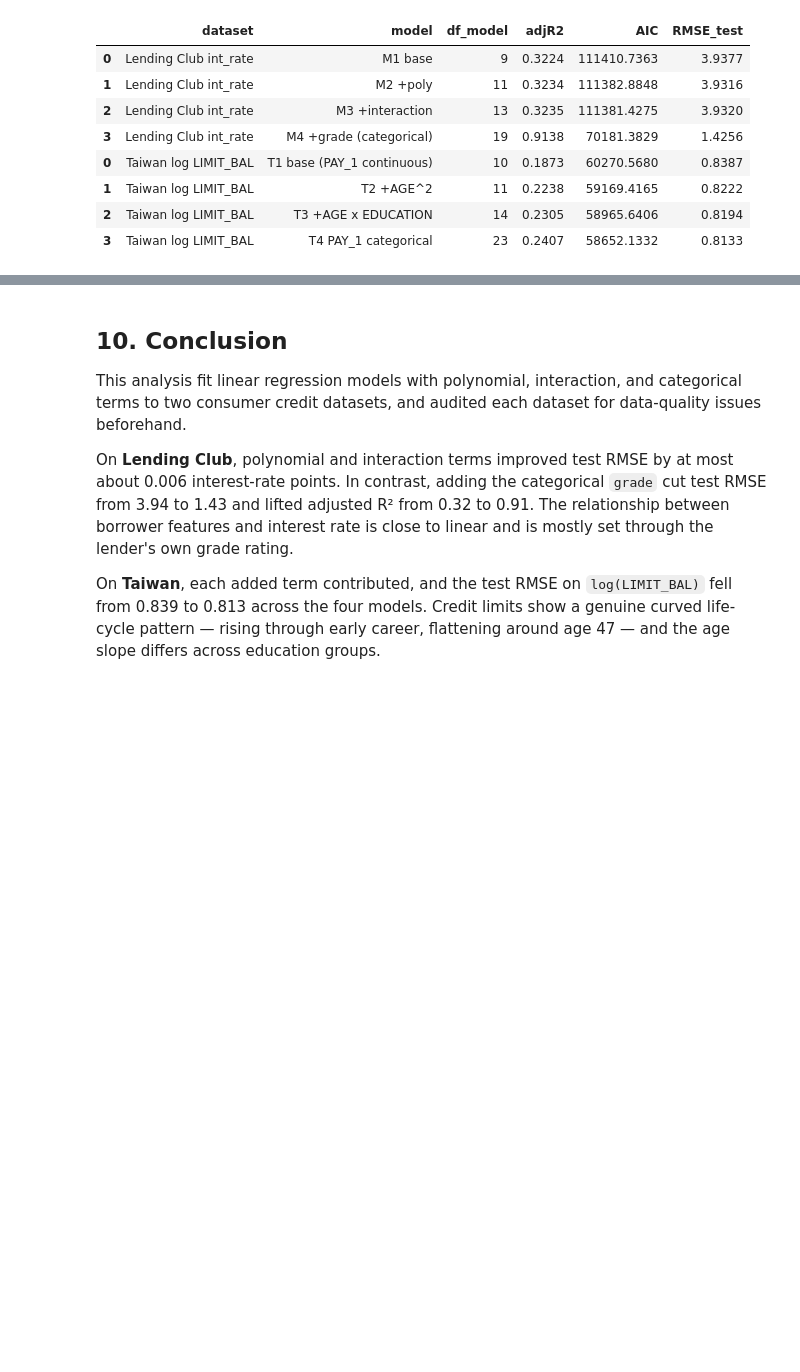
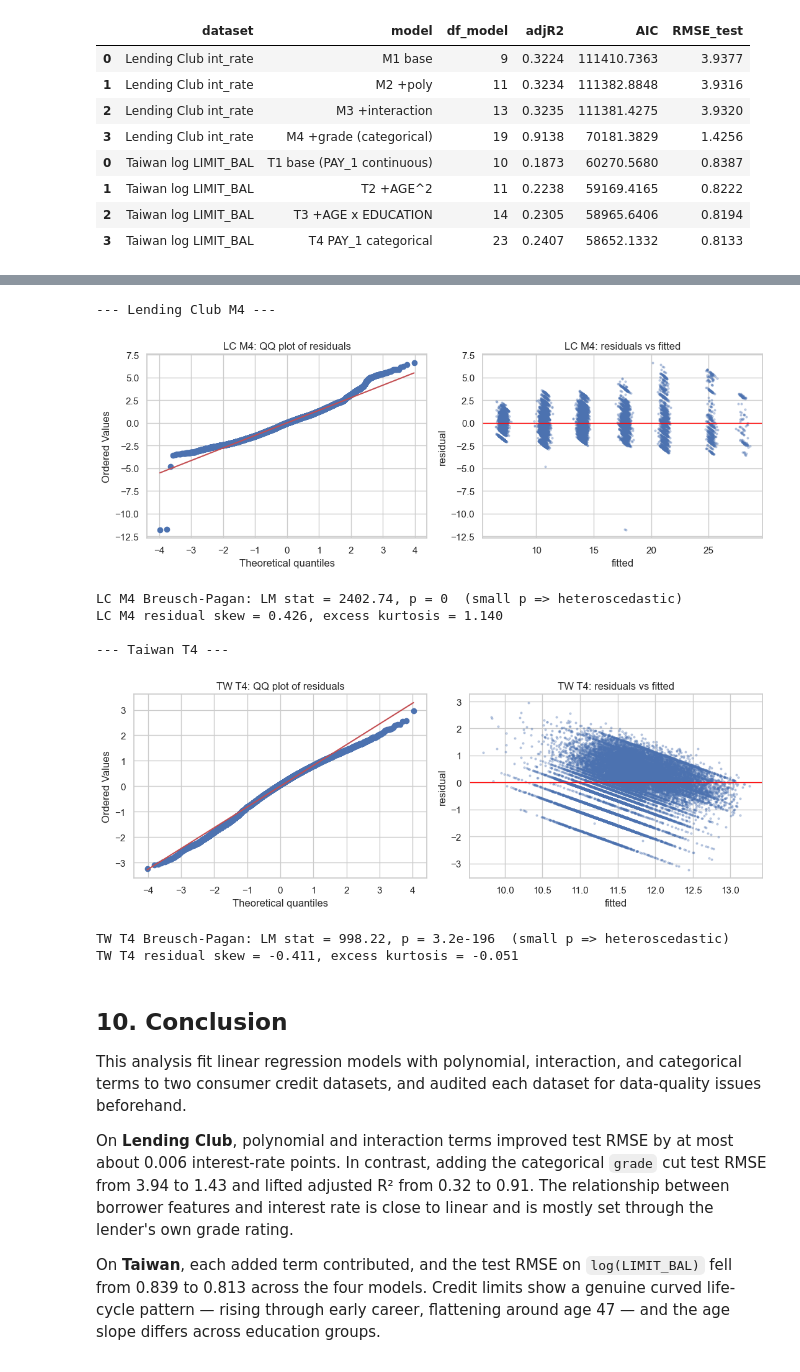
Before and after one commit to kumargaurav-bu-edu/ms_datascience, a Jupyter notebook: week_08282026/DX799O1/homework/kumar_gaurav_week1_dx799O1_v2.ipynb, the cells around one changed output, grey strips where cells are left out. Saved outputs shown, nothing was run; the diff lists cells and outputs as text; code cells hidden in the pictures; blank space fills up the shorter version.

```diff
--- a/week_08282026/DX799O1/homework/kumar_gaurav_week1_dx799O1_v2.ipynb
+++ b/week_08282026/DX799O1/homework/kumar_gaurav_week1_dx799O1_v2.ipynb
@@ -767,3 +1037,47 @@ display(summary[["dataset", "model", "df_model", "adjR2", "AIC", "RMSE_test"]].r
+# %%
+# --- execute this block ---
+# Residual Diagnostics for M4 (LC) and T4 (Taiwan)
+#
+# Three standard OLS assumption checks:
+#   1. QQ plot          — residual normality (tails and skew)
+#   2. Residuals vs fitted — mean-zero + homoscedasticity visually
+#   3. Breusch-Pagan     — formal heteroscedasticity test (H0: residual var constant)
+from statsmodels.stats.diagnostic import het_breuschpagan
+import scipy.stats as sstats
+
+def diagnose(model, X_frame, label):
+    fitted = model.fittedvalues
+    resid = model.resid
+
+    fig, axes = plt.subplots(1, 2, figsize=(11, 4))
+    sstats.probplot(resid, dist="norm", plot=axes[0])
+    axes[0].set_title(f"{label}: QQ plot of residuals")
+    axes[1].scatter(fitted, resid, s=4, alpha=0.3)
+    axes[1].axhline(0, color="red", lw=1)
+    axes[1].set_xlabel("fitted"); axes[1].set_ylabel("residual")
+    axes[1].set_title(f"{label}: residuals vs fitted")
+    plt.tight_layout(); plt.show()
+
+    bp = het_breuschpagan(resid, model.model.exog)
+    print(f"{label} Breusch-Pagan: LM stat = {bp[0]:.2f}, p = {bp[1]:.3g}  "
+          f"(small p => heteroscedastic)")
+    print(f"{label} residual skew = {sstats.skew(resid):.3f}, "
+          f"excess kurtosis = {sstats.kurtosis(resid):.3f}")
+
+print("--- Lending Club M4 ---")
+diagnose(lc_models["M4 +grade (categorical)"], lc_tr, "LC M4")
+print("\n--- Taiwan T4 ---")
+diagnose(tw_models["T4 PAY_1 categorical"], tw_tr, "TW T4")
+# %% [output]
+--- Lending Club M4 ---
+[figure, added]
+LC M4 Breusch-Pagan: LM stat = 2402.74, p = 0  (small p => heteroscedastic)
+LC M4 residual skew = 0.426, excess kurtosis = 1.140
+
+--- Taiwan T4 ---
+[figure, added]
+TW T4 Breusch-Pagan: LM stat = 998.22, p = 3.2e-196  (small p => heteroscedastic)
+TW T4 residual skew = -0.411, excess kurtosis = -0.051
 # %% [markdown]
 ## 10. Conclusion
 
```
Also changed, not shown: parts of 7 cells of this notebook, 34 other files.
